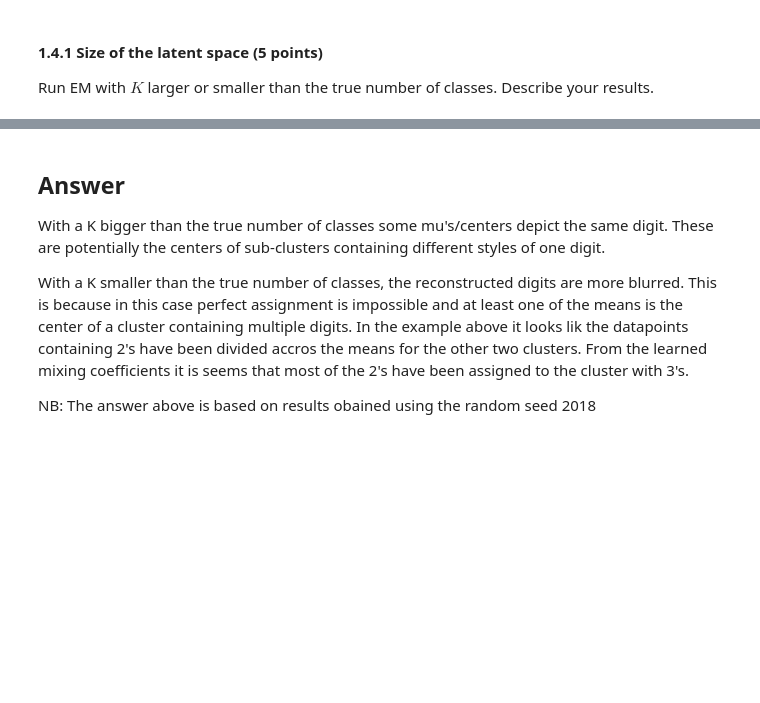
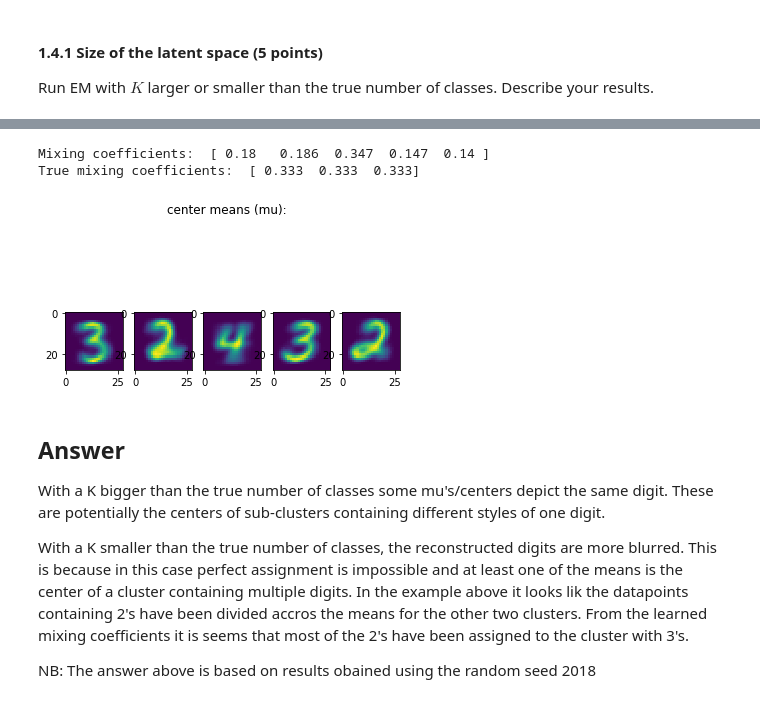
Before and after one commit to JappaB/ML2, a Jupyter notebook: lab3/10260250_10437215_lab3.ipynb, the cells around one changed output, grey strips where cells are left out. Saved outputs shown, nothing was run; the diff lists cells and outputs as text; code cells hidden in the pictures; blank space fills up the shorter version.

```diff
--- a/lab3/10260250_10437215_lab3.ipynb
+++ b/lab3/10260250_10437215_lab3.ipynb
@@ -287,5 +329,9 @@ mu, gamma, best_log_likelihood, pi = EM(samples, 5, 200)
 # %%
-reconstruction_visualization(mu, 5, samples_per_class,samples,gamma)
+reconstruction_visualization(mu, pi, samples_per_class,samples)
+# %% [output]
+Mixing coefficients:  [ 0.18   0.186  0.347  0.147  0.14 ]
+True mixing coefficients:  [ 0.333  0.333  0.333]
+[figure, added]
 # %% [markdown]
 ## Answer
 
```
Also changed, not shown: parts of 15 cells of this notebook.
